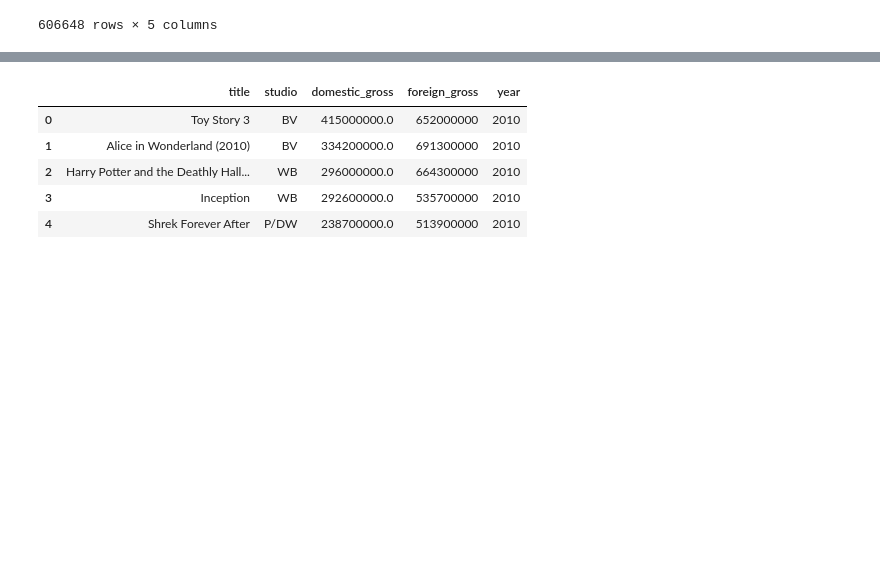
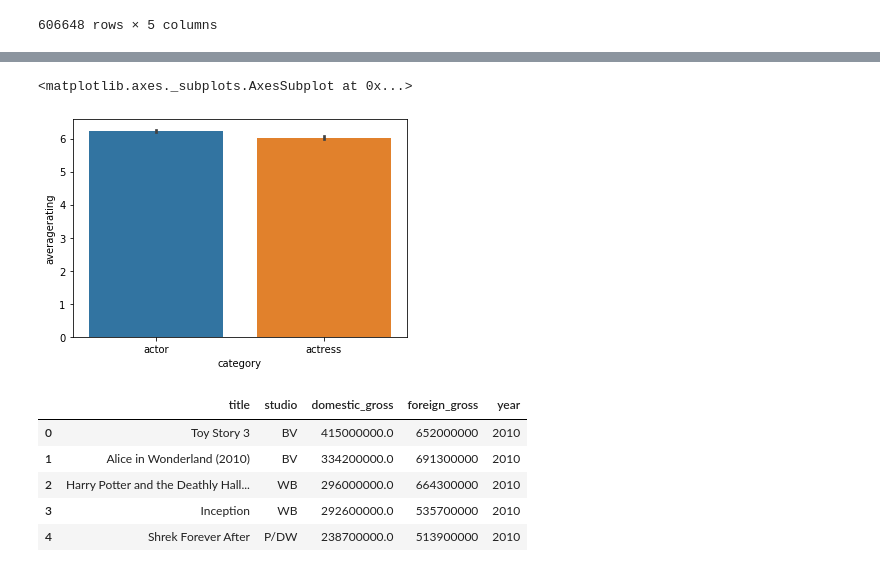
Before and after one commit to tjkim614/microsoft-movie-analysis, a Jupyter notebook: data-cleaning.ipynb, the cells around one changed output, grey strips where cells are left out. Cells and saved outputs as stored; diff of their text form; code cells hidden in the pictures; blank space fills up the shorter version.

Commit message:
Questions 1 and 2 added, with prelim data cleaning

```diff
--- a/data-cleaning.ipynb
+++ b/data-cleaning.ipynb
@@ -98,4 +116,5 @@ rating
 # %%
-actors = df5.loc[df5['ordering'] == 1].set_index('nconst').drop(columns=['job', 'ordering'])
-actors
+actors = df5.loc[df5['ordering'] == 1].set_index('nconst').drop(columns=['job', 'ordering']) \
+.dropna(subset=['category'])
+actors.isna().sum()
 # %% [output]
@@ -152,3 +140,9 @@ title
 | nm9991786 | Michelle Modigliani | NaN | NaN | producer | NaN |
 | nm9993380 | Pegasus Envoyé | NaN | NaN | director,actor,writer | tt8743182 |
 606648 rows × 5 columns
+# %%
+# Question: Does the gender of the main character affect movie rating?
+
+j1 = actors.join(title, how='left').set_index('tconst').join(rating, how='right') \
+.drop(columns=['primary_profession', 'known_for_titles', 'death_year', 'birth_year'])
+j1 = j1.loc[(j1['category'] == 'actor') | (j1['category'] == 'actress')]
@@ -155,3 +185,8 @@ title
+# %%
+sns.barplot(j1.category, j1.averagerating)
+# %% [output]
+<matplotlib.axes._subplots.AxesSubplot at 0x...>
+[figure, added]
 # %%
 df7.head()
 # %% [output]
```
Also changed, not shown: parts of 14 cells of this notebook.
